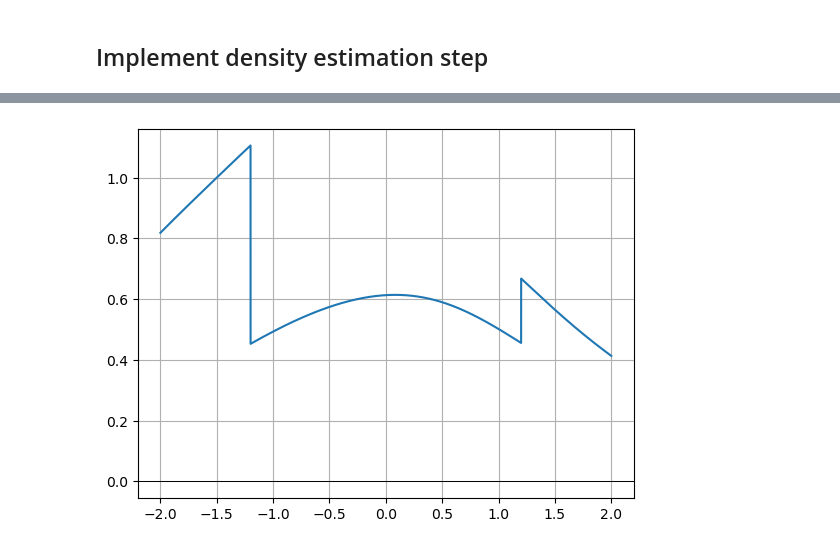
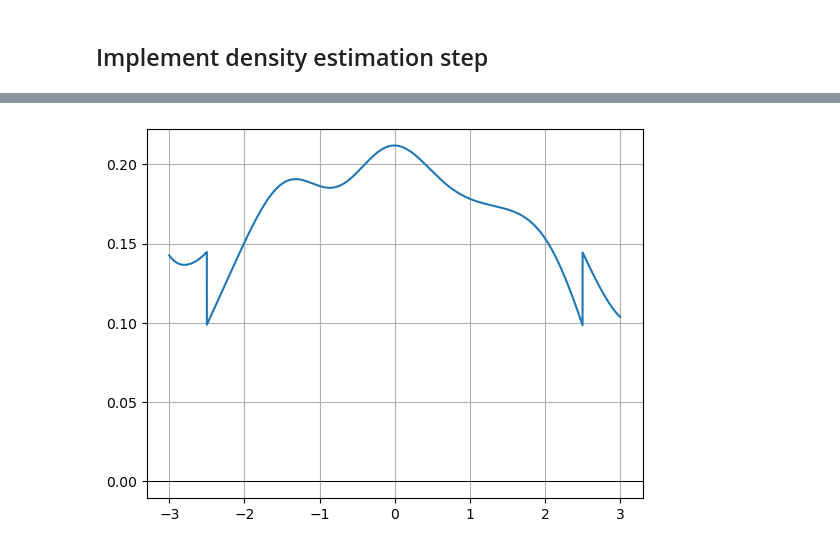
Before and after one commit to mirkimirk/thesis_frechet_fda, a Jupyter notebook: src/frechet_fda/reproduction_petersen2016.ipynb, the cells around one changed output, grey strips where cells are left out. Saved outputs shown, nothing was run; the diff lists cells and outputs as text; code cells hidden in the pictures.

```diff
--- a/src/frechet_fda/reproduction_petersen2016.ipynb
+++ b/src/frechet_fda/reproduction_petersen2016.ipynb
@@ -427,6 +427,7 @@ n = 200
 grid_size = 10000
 trunc = 3
 mus, sigmas = gen_params_scenario_one(n, seed=123456)
+sigmas.sort()
 # %%
 sample_points = gen_truncnorm_pdf_points(-trunc, trunc, mus, sigmas, 100)
 pdf_hats = make_estimated_truncnorm_pdf(
@@ -463,5 +524,7 @@ def make_kernel_functions(x_vals: np.ndarray, kernel: str = "epanechnikov"):
 # %%
-ks = make_kernel_functions(
-    np.linspace((-trunc) * np.ones(n), trunc * np.ones(n), 10000).transpose(),
-    kernel="std_normal",
+temp = density_estimator_better(
+    np.linspace(-3 * np.ones(n), 3 * np.ones(n),10000).transpose(),
+    sample_points,
+    0.5,
+    "std_normal"
 )
@@ -528,11 +531,4 @@ def _weight_function(x: np.ndarray, h: float, kernel : str = "epanechnikov"):
-# %%
-temp = density_estimator_better(
-    np.linspace(-2 * np.ones(n), 2 * np.ones(n),
-    10000).transpose(),
-    sample_points,
-    0.2, "std_normal"
-)
 # %%
-temp[180].plot()
+temp[140].plot()
 # %% [output]
-[figure, old version]
+[figure, new version]
```
Also changed, not shown: parts of 6 cells of this notebook.
